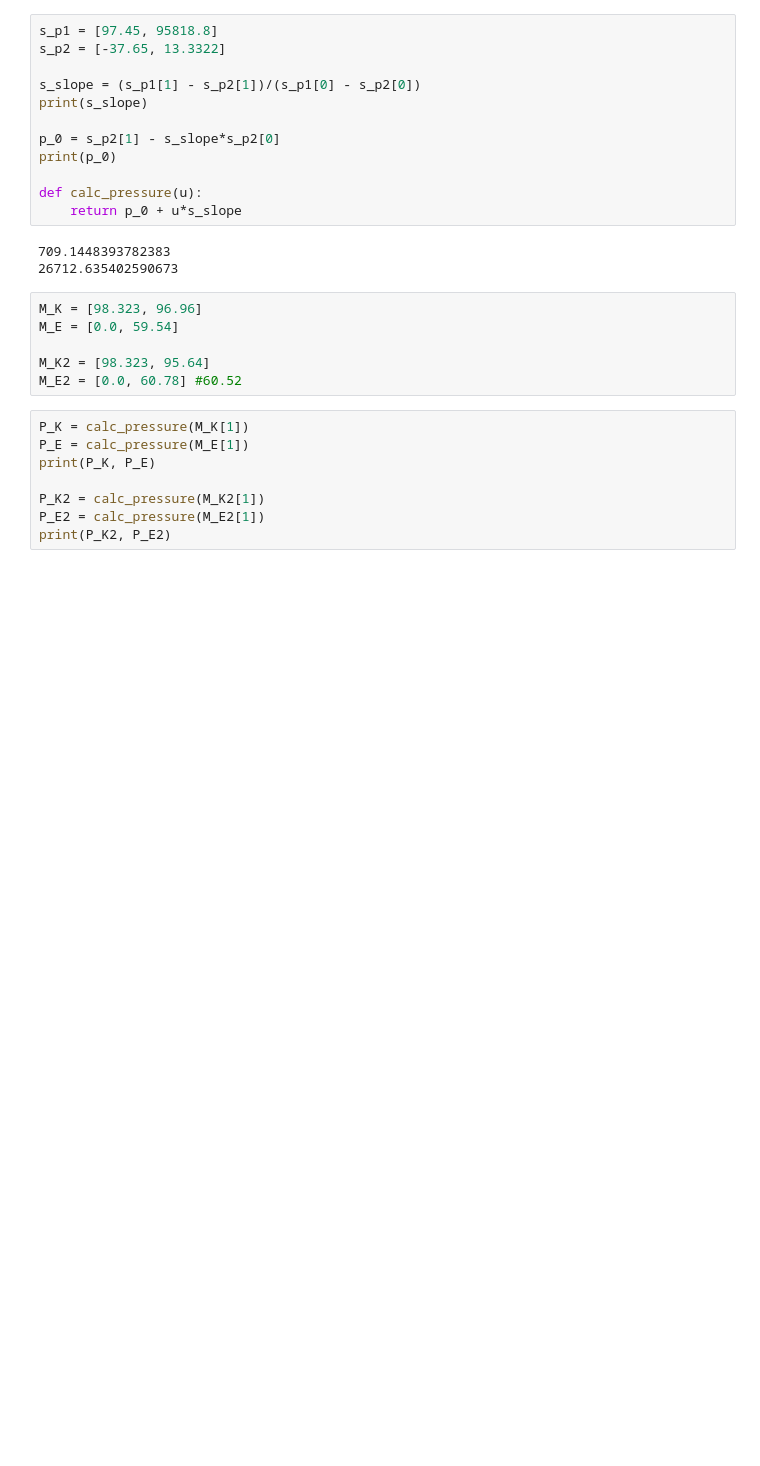
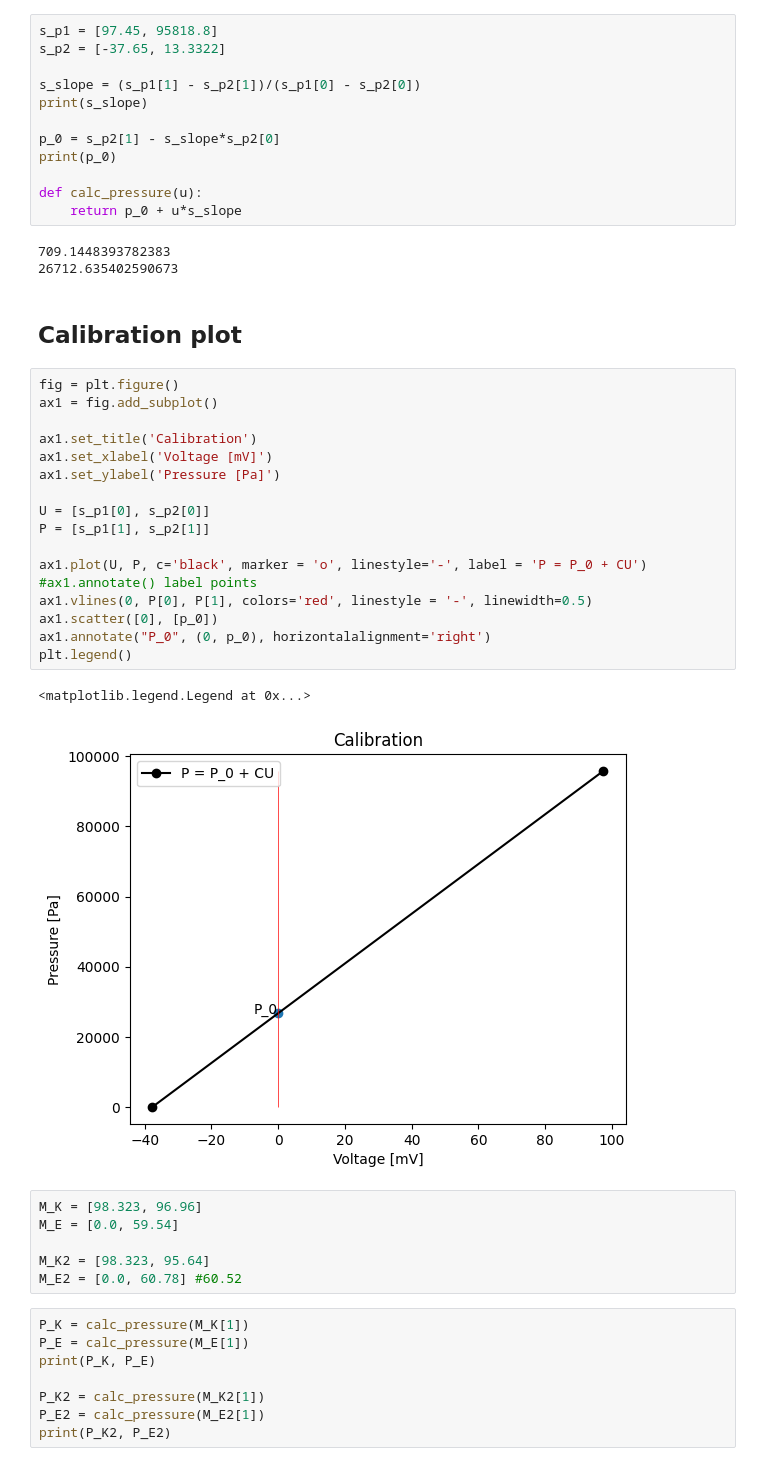
Before and after one commit to Noothless/Physik-Absolute-Zero, a Jupyter notebook: notebook/notebook.ipynb, the cells around one changed output. Saved outputs shown, nothing was run; the diff lists cells and outputs as text; blank space fills up the shorter version.

Commit message:
notebook plots

```diff
--- a/notebook/notebook.ipynb
+++ b/notebook/notebook.ipynb
@@ -25,6 +25,28 @@ def calc_pressure(u):
 # %% [output]
 709.1448393782383
 26712.635402590673
+# %% [markdown]
+## Calibration plot
+# %%
+fig = plt.figure()
+ax1 = fig.add_subplot()
+
+ax1.set_title('Calibration')
+ax1.set_xlabel('Voltage [mV]')
+ax1.set_ylabel('Pressure [Pa]')
+
+U = [s_p1[0], s_p2[0]]
+P = [s_p1[1], s_p2[1]]
+
+ax1.plot(U, P, c='black', marker = 'o', linestyle='-', label = 'P = P_0 + CU')
+#ax1.annotate() label points
+ax1.vlines(0, P[0], P[1], colors='red', linestyle = '-', linewidth=0.5)
+ax1.scatter([0], [p_0])
+ax1.annotate("P_0", (0, p_0), horizontalalignment='right')
+plt.legend()
+# %% [output]
+<matplotlib.legend.Legend at 0x...>
+[figure, added]
 # %%
 M_K = [98.323, 96.96]
 M_E = [0.0, 59.54]
```
Also changed, not shown: parts of 2 cells of this notebook.
